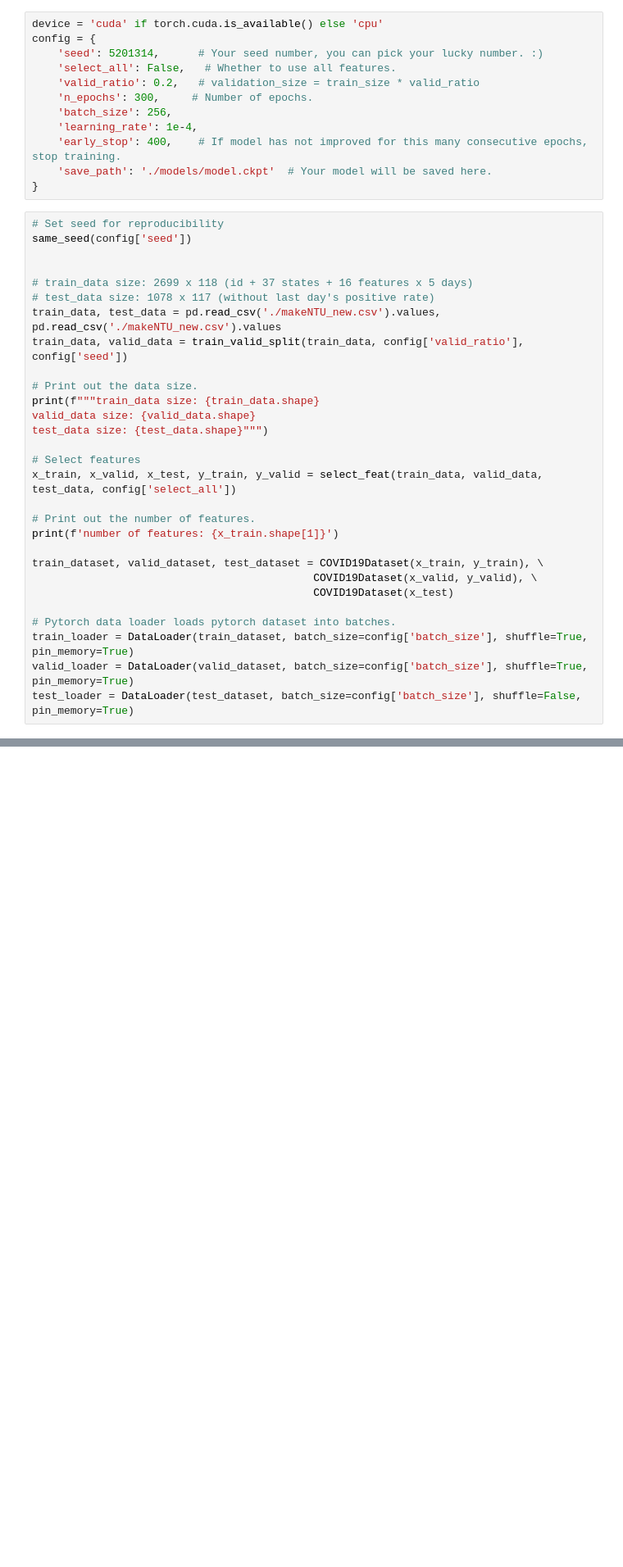
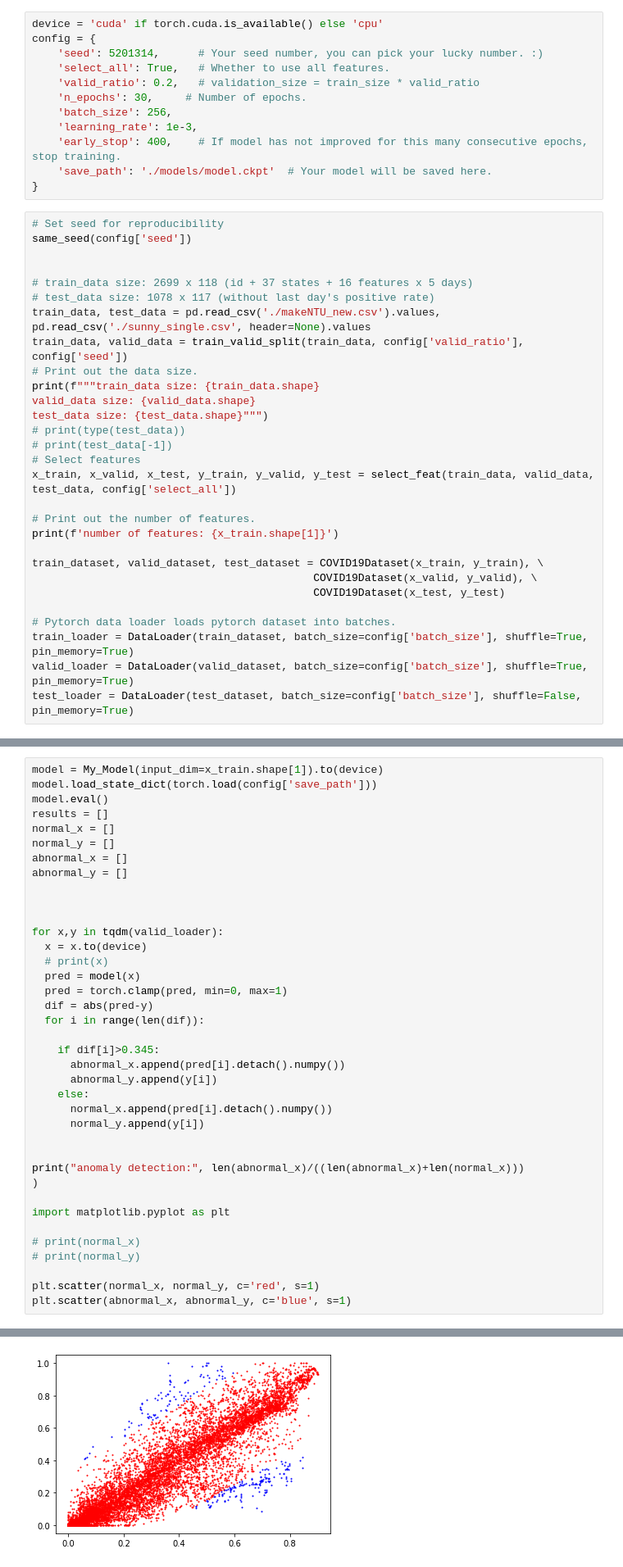
Before and after one commit to NTUEE-325/MakeNTU2022, a Jupyter notebook: src/training.ipynb, the cells around one changed output, grey strips where cells are left out. Shown at 82% size. Drawn from its saved outputs; the diff is of its cells as text; blank space fills up the shorter version.

```diff
--- a/src/training.ipynb
+++ b/src/training.ipynb
@@ -167,11 +170,11 @@ def trainer(train_loader, valid_loader, model, config, device):
 device = 'cuda' if torch.cuda.is_available() else 'cpu'
 config = {
     'seed': 5201314,      # Your seed number, you can pick your lucky number. :)
-    'select_all': False,   # Whether to use all features.
+    'select_all': True,   # Whether to use all features.
     'valid_ratio': 0.2,   # validation_size = train_size * valid_ratio
-    'n_epochs': 300,     # Number of epochs.
+    'n_epochs': 30,     # Number of epochs.
     'batch_size': 256,
-    'learning_rate': 1e-4,
+    'learning_rate': 1e-3,
     'early_stop': 400,    # If model has not improved for this many consecutive epochs, stop training.
     'save_path': './models/model.ckpt'  # Your model will be saved here.
 }
@@ -182,23 +185,23 @@ same_seed(config['seed'])
 
 # train_data size: 2699 x 118 (id + 37 states + 16 features x 5 days)
 # test_data size: 1078 x 117 (without last day's positive rate)
-train_data, test_data = pd.read_csv('./makeNTU_new.csv').values, pd.read_csv('./makeNTU_new.csv').values
+train_data, test_data = pd.read_csv('./makeNTU_new.csv').values, pd.read_csv('./sunny_single.csv', header=None).values
 train_data, valid_data = train_valid_split(train_data, config['valid_ratio'], config['seed'])
-
 # Print out the data size.
 print(f"""train_data size: {train_data.shape}
 valid_data size: {valid_data.shape}
 test_data size: {test_data.shape}""")
-
+# print(type(test_data))
+# print(test_data[-1])
 # Select features
-x_train, x_valid, x_test, y_train, y_valid = select_feat(train_data, valid_data, test_data, config['select_all'])
+x_train, x_valid, x_test, y_train, y_valid, y_test = select_feat(train_data, valid_data, test_data, config['select_all'])
 
 # Print out the number of features.
 print(f'number of features: {x_train.shape[1]}')
 
 train_dataset, valid_dataset, test_dataset = COVID19Dataset(x_train, y_train), \
                                             COVID19Dataset(x_valid, y_valid), \
-                                            COVID19Dataset(x_test)
+                                            COVID19Dataset(x_test, y_test)
 
 # Pytorch data loader loads pytorch dataset into batches.
 train_loader = DataLoader(train_dataset, batch_size=config['batch_size'], shuffle=True, pin_memory=True)
@@ -253,0 +244,39 @@ save_pred(preds, 'pred.csv')
+# %%
+model = My_Model(input_dim=x_train.shape[1]).to(device)
+model.load_state_dict(torch.load(config['save_path']))
+model.eval()
+results = []
+normal_x = []
+normal_y = []
+abnormal_x = []
+abnormal_y = []
+
+
+
+for x,y in tqdm(valid_loader):
+  x = x.to(device)
+  # print(x)
+  pred = model(x)
+  pred = torch.clamp(pred, min=0, max=1)
+  dif = abs(pred-y)
+  for i in range(len(dif)):
+
+    if dif[i]>0.345:
+      abnormal_x.append(pred[i].detach().numpy())
+      abnormal_y.append(y[i])
+    else:
+      normal_x.append(pred[i].detach().numpy())
+      normal_y.append(y[i])
+
+
+print("anomaly detection:", len(abnormal_x)/((len(abnormal_x)+len(normal_x)))
+)
+
+import matplotlib.pyplot as plt
+
+# print(normal_x)
+# print(normal_y)
+
+plt.scatter(normal_x, normal_y, c='red', s=1)
+plt.scatter(abnormal_x, abnormal_y, c='blue', s=1)
+# %% [output]
@@ -253,0 +285 @@ save_pred(preds, 'pred.csv')
+[figure, added]
```
Also changed, not shown: parts of 7 cells of this notebook, 14 other files.
